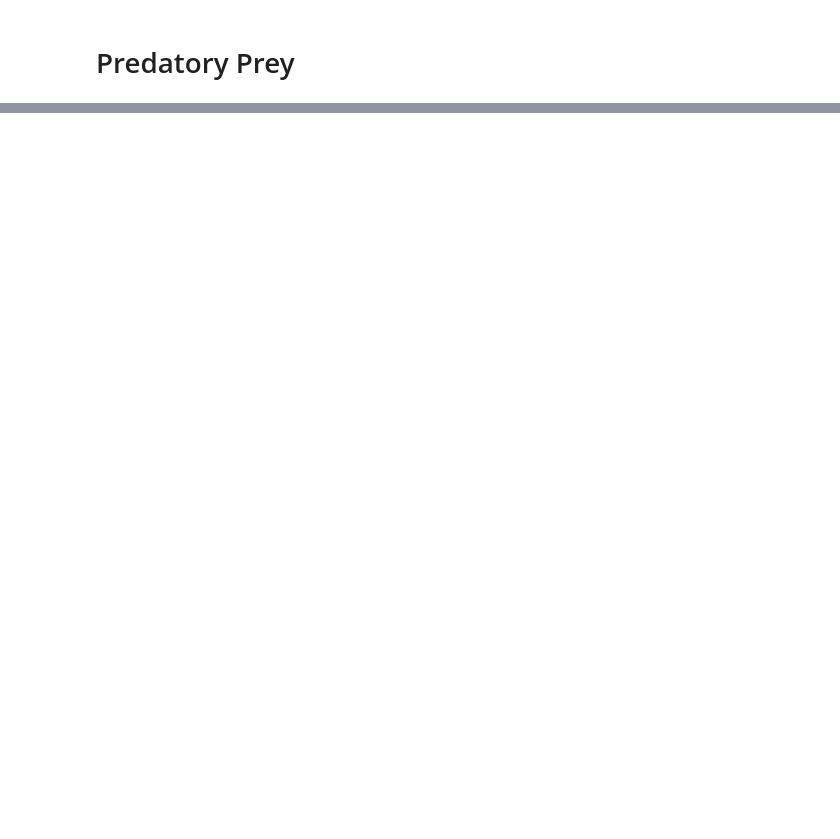
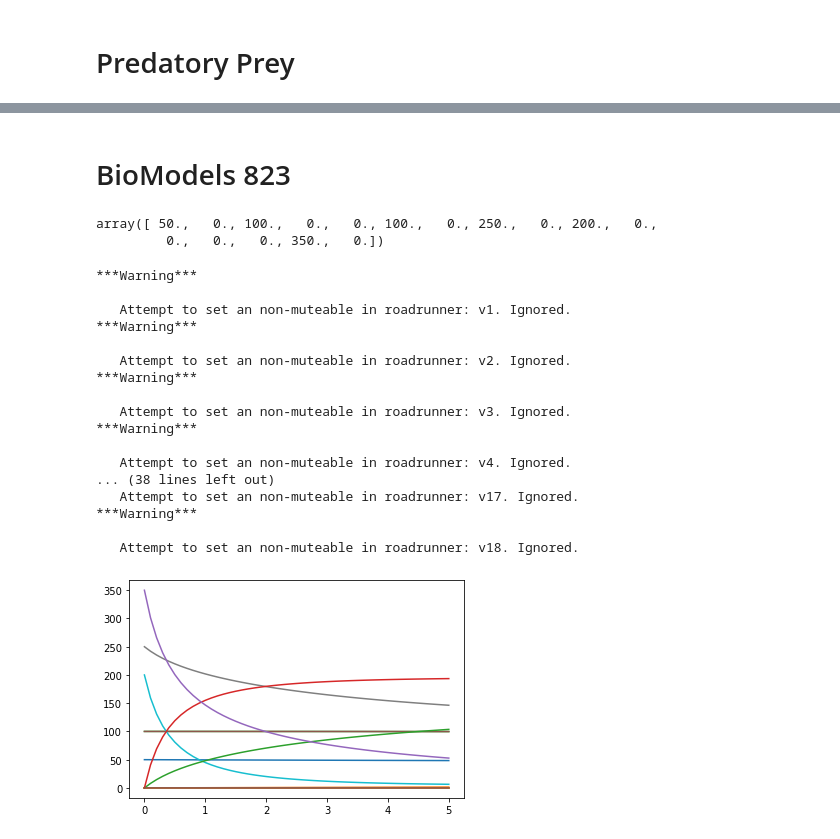
Before and after one commit to ModelEngineering/controlSBML, a Jupyter notebook: notebooks/Exploring-Feedback-Control-SBML.ipynb, the cells around one changed output, grey strips where cells are left out. Saved outputs shown, nothing was run; the diff lists cells and outputs as text; code cells hidden in the pictures; blank space fills up the shorter version.

```diff
--- a/notebooks/Exploring-Feedback-Control-SBML.ipynb
+++ b/notebooks/Exploring-Feedback-Control-SBML.ipynb
@@ -478,10 +251,13 @@ tellurium_control = control.NonlinearIOSystem(
 # %%
 # Create the closed loop system
-tellurium_closed = control.interconnect(
-  [tellurium, tellurium_control],       # systems
+closed_outputs = list(nonlinear_sys.outlist)
+closed_outputs.append("controller.out")
+closed = control.interconnect(
+  [nonlinear_sys, controller],       # systems
   connections=[
-    ['tellurium.J0', 'control.out'],
-    ['control.in',  'tellurium.S1'],
+    ['nonlinear.J0', 'controller.out'],
+    ['controller.in',  'nonlinear.S1'],
   ],
-  outlist=ctlsb.output_names,
+  inplist=["controller.in"],
+  outlist=closed_outputs,
 )
@@ -504,11 +264,9 @@ tellurium.output_call_df
 # %%
-tellurium.reset()
-size = 51
+size = 101
 times = np.array([n*0.1 for n in range(size)])
-X0 = ctlsb.state_ser.values
-U = np.repeat(1, size)
-U = np.reshape(np.array([]), (0, 51))
-t, y = control.input_output_response(tellurium_closed, times, U, X0, params=params)
+result = control.input_output_response(closed, times, X0=X0)
 #t, y = control.input_output_response(tellurium, times, U, X0)
-df = pd.DataFrame(np.transpose(y), columns=ctlsb.output_names)
-df
+df = pd.DataFrame(np.transpose(result.states), columns=nonlinear_sys.state_names)
+plt.plot(result.t, df)
+plt.legend(df.columns)
+plt.ylim([0, 30])
@@ -807,0 +392,36 @@ bode(
+# %% [markdown]
+# BioModels 823
+# %%
+ctlsb_823 = ctl.ControlSBML("https://www.ebi.ac.uk/biomodels/model/download/BIOMD0000000823.2?filename=Varusai2018.xml")
+# %%
+sys_823 = ctl.NonlinearIOSystem("sys_823", ctlsb_823)
+# %%
+sys_823.getStateSer().values
+# %% [output]
+array([ 50.,   0., 100.,   0.,   0., 100.,   0., 250.,   0., 200.,   0.,
+         0.,   0.,   0., 350.,   0.])
+# %%
+
+times = [0.1*n for n in range(0, 51)]
+results = control.input_output_response(sys_823, times, X0=sys_823.getStateSer().values)
+df = pd.DataFrame(np.transpose(results.states), columns=sys_823.state_names)
+_ = plt.plot(result.t, df)
+# %% [output]
+***Warning***
+
+   Attempt to set an non-muteable in roadrunner: v1. Ignored.
+***Warning***
+
+   Attempt to set an non-muteable in roadrunner: v2. Ignored.
+***Warning***
+
+   Attempt to set an non-muteable in roadrunner: v3. Ignored.
+***Warning***
+
+   Attempt to set an non-muteable in roadrunner: v4. Ignored.
+... (38 lines left out)
+   Attempt to set an non-muteable in roadrunner: v17. Ignored.
+***Warning***
+
+   Attempt to set an non-muteable in roadrunner: v18. Ignored.
+[figure, added]
```
Also changed, not shown: parts of 62 cells of this notebook, 4 other files.
